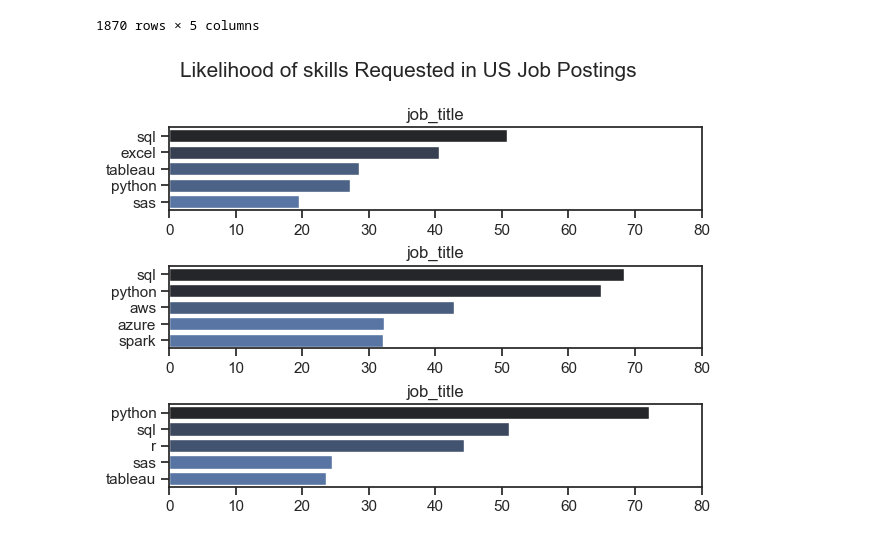
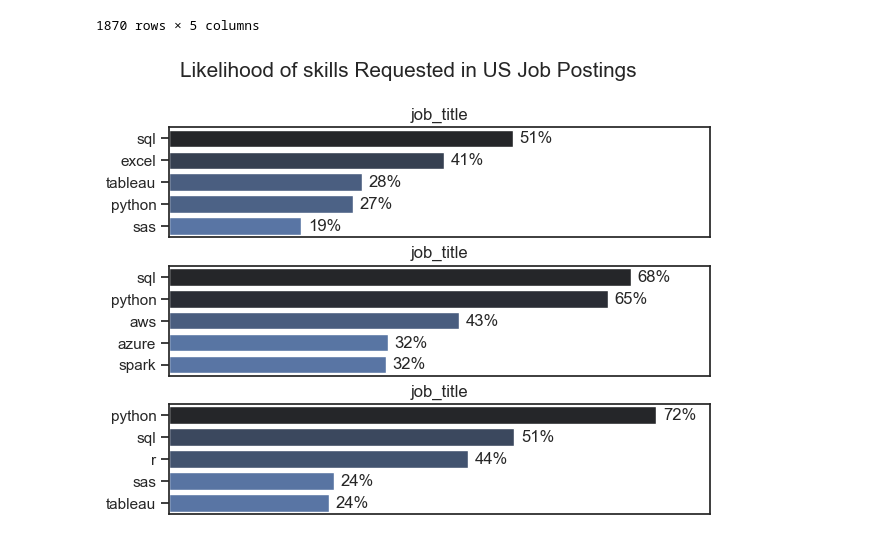
Before and after one commit to Irakib98/data_analysis_with_python, a Jupyter notebook: 3_project/2_skills_demand.ipynb, the cells around one changed output. Saved outputs shown, nothing was run; the diff lists cells and outputs as text; code cells hidden in the pictures.

```diff
--- a/3_project/2_skills_demand.ipynb
+++ b/3_project/2_skills_demand.ipynb
@@ -94,17 +94,30 @@ df_skills_perc
 # %%
 fig, ax = plt.subplots(len(job_titles), 1)
 sns.set_theme(style='ticks')
 for i, job_title in enumerate(job_titles):
     df_plot = df_skills_perc[df_skills_perc['job_title_short'] == job_title].head(5)
     sns.barplot(data=df_plot, x='skill_percent', y='job_skills', ax=ax[i],hue='skill_count', palette='dark:b_r')
     ax[i].set_title('job_title')
     ax[i].set_ylabel('')
     ax[i].set_xlabel('')
     ax[i].get_legend().remove()
     ax[i].set_xlim(0,80)
-
+    for n, v in enumerate(df_plot['skill_percent']):
+        ax[i].text(v+1, n, f'{v:.0f}%', va='center')
+    if i!=len('job_titles') - 1:
+        ax[i].set_xticks([])
 fig.suptitle('Likelihood of skills Requested in US Job Postings',fontsize=15)
 plt.tight_layout(h_pad=0.5)
 plt.show()
+
+
+
+'''
+for i in range(len(job_titles)):
+    ax[i].plot(...)  # Plot something
+
+    if i != len(job_titles) - 1:
+        ax[i].set_xticks([])  # Hide x-axis ticks unless it's the last plot
+'''
 # %% [output]
-[figure, old version]
+[figure, new version]
```
Also changed, not shown: parts of 1 cell of this notebook, 2 other files.
